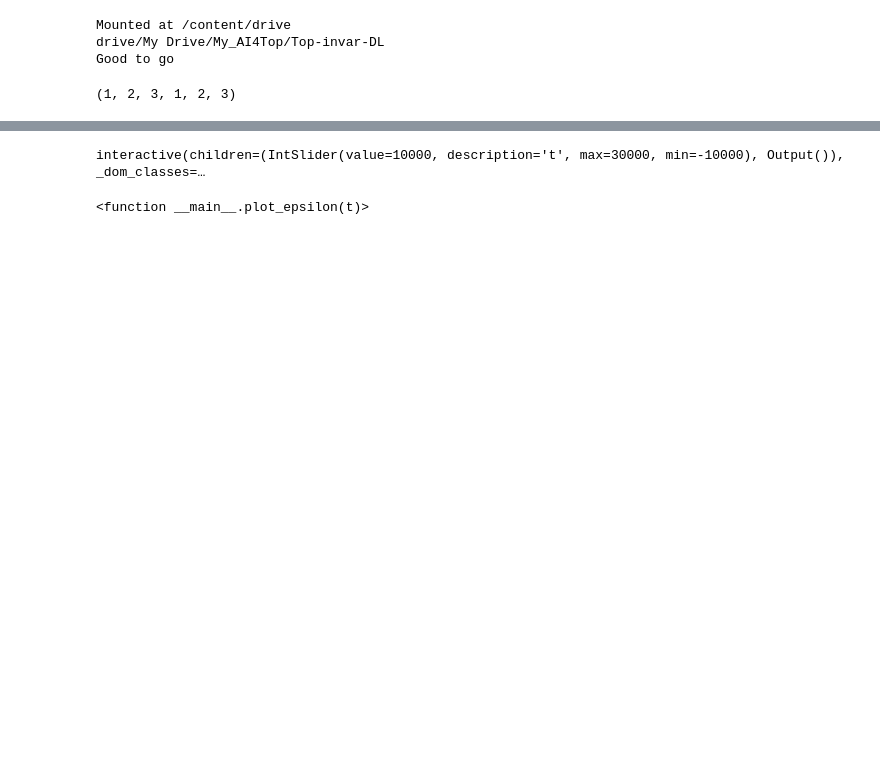
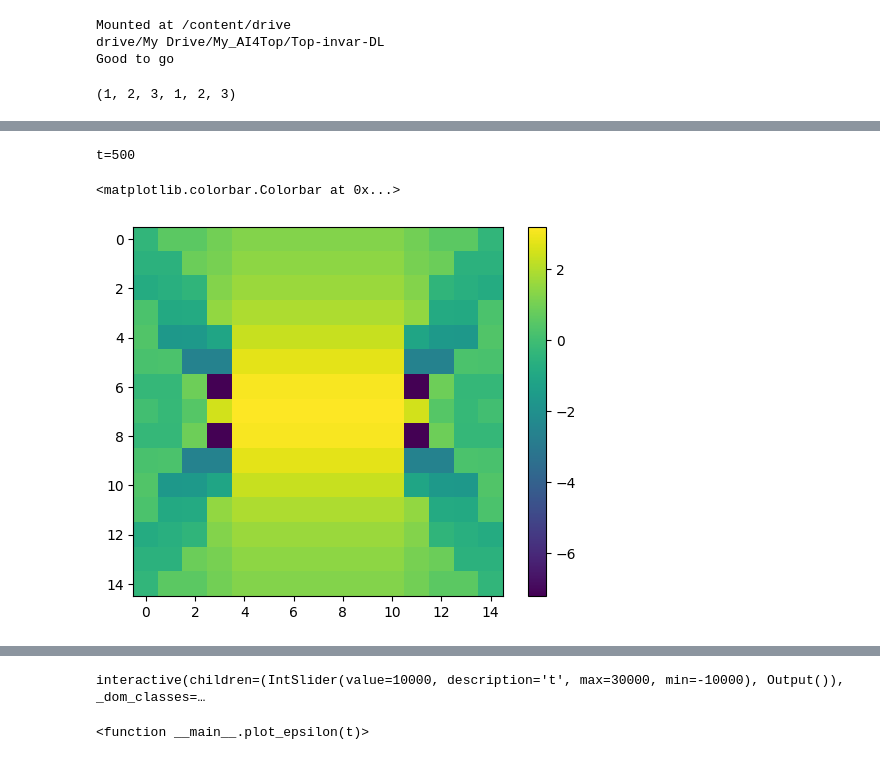
Before and after one commit to Junang-Wang/Top-invar-DL, a Jupyter notebook: Graphene_SS_Note.ipynb, the cells around one changed output, grey strips where cells are left out. Cells and saved outputs as stored; diff of their text form; code cells hidden in the pictures; blank space fills up the shorter version.

```diff
--- a/Graphene_SS_Note.ipynb
+++ b/Graphene_SS_Note.ipynb
@@ -134,3 +173,11 @@ plt.colorbar()
+# %%
+print('t=500')
+plt.imshow(Graphene_D[2,5])
+plt.colorbar()
+# %% [output]
+t=500
+<matplotlib.colorbar.Colorbar at 0x...>
+[figure, added]
 # %%
 Graphene_D_path = os.path.join(GOOGLE_DRIVE_PATH,'Graphene_D.pt')
 Graphene_label_path = os.path.join(GOOGLE_DRIVE_PATH,'Graphene_label.pt')
```
Also changed, not shown: parts of 12 cells of this notebook, 3 other files.
